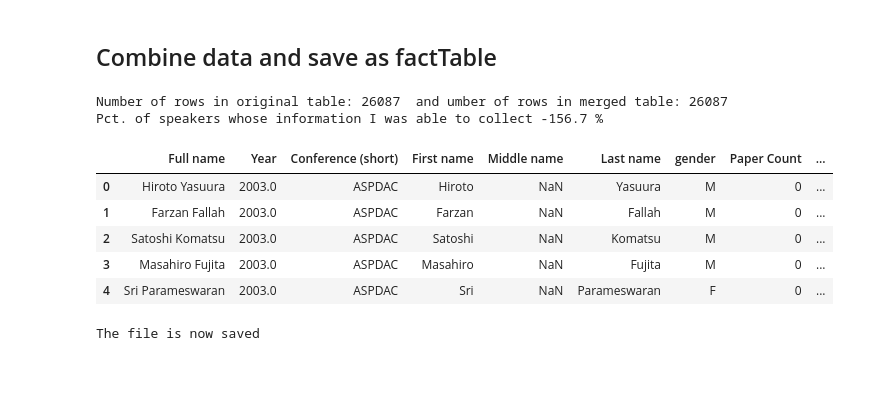
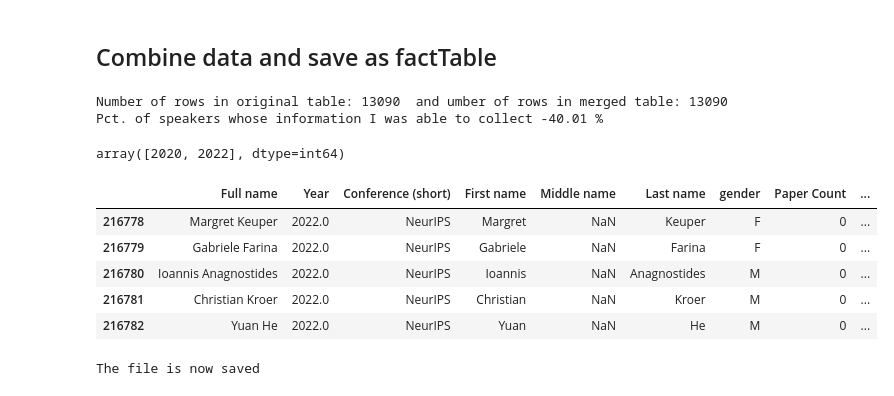
Before and after one commit to mariespedersen/Thesis_github, a Jupyter notebook: Get_Paper_info.ipynb, the cells around one changed output. Saved outputs shown, nothing was run; the diff lists cells and outputs as text; code cells hidden in the pictures.

```diff
--- a/Get_Paper_info.ipynb
+++ b/Get_Paper_info.ipynb
@@ -238,8 +238,12 @@ for Author in tqdm(dblp_name[532:]):
         df1 = df1.append(df2, ignore_index=True)
     time.sleep(1)
 # %%
-df1.to_csv(os.path.join(filepath,"paper_count_Proceedings_new1.csv"), index=False)
-df3 = df1.copy()
+df1.to_csv(os.path.join(filepath,"paper_count_Proceedings_new2.csv"), index=False)
+# df3 = df1.copy()
+# %%
+df1 = df4.copy()
+# %%
+df4 = df1.append(df3, ignore_index=True)
 # %% [markdown]
 ## Combine data and save as factTable
 # %%
@@ -285,19 +290,25 @@ merged['First year paper'] = merged['First year paper'].fillna(0)
 merged = merged.drop(columns=['Year_y'])
 merged = merged.rename(columns={'Year_x': 'Year', 'Year Count': 'Paper Count', 'max_year_count': 'Max Paper Count'})
 # %% [output]
-Number of rows in original table: 26087  and umber of rows in merged table: 26087
-Pct. of speakers whose information I was able to collect -156.7 %
+Number of rows in original table: 13090  and umber of rows in merged table: 13090
+Pct. of speakers whose information I was able to collect -40.01 %
+# %%
+df_base  = pd.read_csv(os.path.join(filepath,'factProceedings.csv'), encoding='utf-8')
+# %%
+merged[merged['Conference (short)']=="NeurIPS"]['Year'].unique()
+# %% [output]
+array([2020, 2022], dtype=int64)
 # %%
 df6 = df_base.append(merged, ignore_index=True)
 # %%
-df6.head()
+df6.tail()
 # %% [output]
 |  | Full name | Year | Conference (short) | First name | Middle name | Last name | gender | Paper Count | ... |
-| 0 | Hiroto Yasuura | 2003.0 | ASPDAC | Hiroto | NaN | Yasuura | M | 0 | ... |
-| 1 | Farzan Fallah | 2003.0 | ASPDAC | Farzan | NaN | Fallah | M | 0 | ... |
-| 2 | Satoshi Komatsu | 2003.0 | ASPDAC | Satoshi | NaN | Komatsu | M | 0 | ... |
-| 3 | Masahiro Fujita | 2003.0 | ASPDAC | Masahiro | NaN | Fujita | M | 0 | ... |
-| 4 | Sri Parameswaran | 2003.0 | ASPDAC | Sri | NaN | Parameswaran | F | 0 | ... |
+| 216778 | Margret Keuper | 2022.0 | NeurIPS | Margret | NaN | Keuper | F | 0 | ... |
+| 216779 | Gabriele Farina | 2022.0 | NeurIPS | Gabriele | NaN | Farina | F | 0 | ... |
+| 216780 | Ioannis Anagnostides | 2022.0 | NeurIPS | Ioannis | NaN | Anagnostides | M | 0 | ... |
+| 216781 | Christian Kroer | 2022.0 | NeurIPS | Christian | NaN | Kroer | M | 0 | ... |
+| 216782 | Yuan He | 2022.0 | NeurIPS | Yuan | NaN | He | M | 0 | ... |
 # %%
 df6.to_csv(os.path.join(filepath, "factProceedings.csv"), index=False)
 print("The file is now saved")
```
Also changed, not shown: parts of 1 cell of this notebook.
